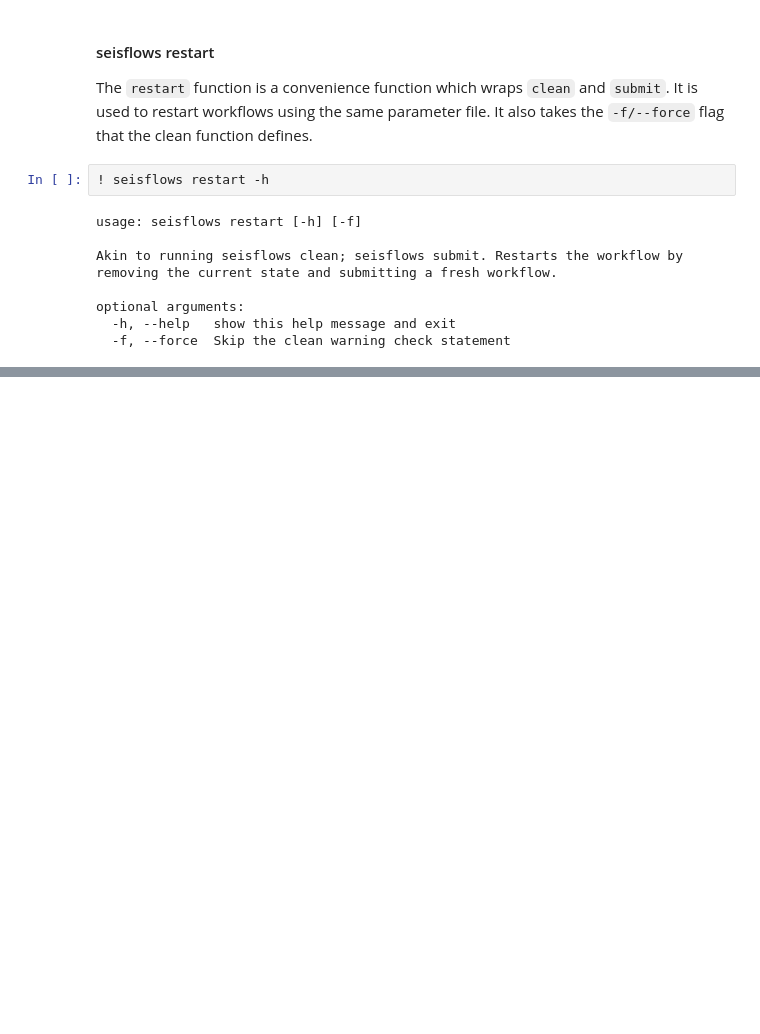
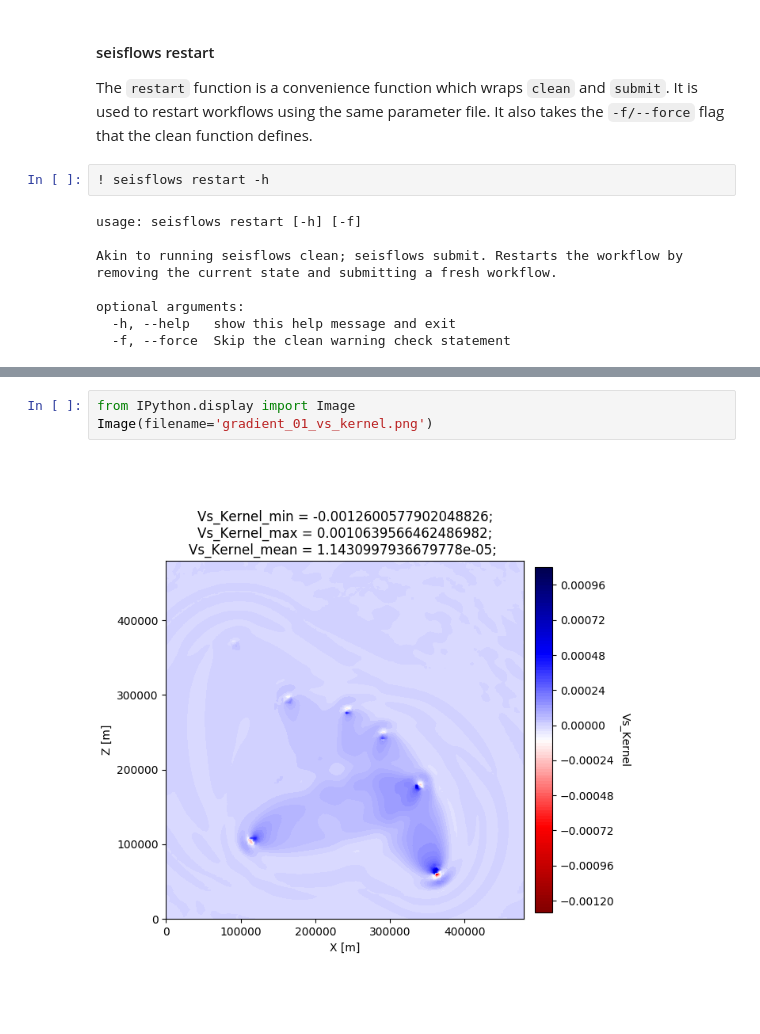
Before and after one commit to adjtomo/seisflows, a Jupyter notebook: docs/notebooks/command_line_tool.ipynb, the cells around one changed output, grey strips where cells are left out. Drawn from its saved outputs; the diff is of its cells as text; blank space fills up the shorter version.

Commit message:
added plot2d to command line tool docs page

```diff
--- a/docs/notebooks/command_line_tool.ipynb
+++ b/docs/notebooks/command_line_tool.ipynb
@@ -264,0 +332,5 @@ optional arguments:
+# %%
+from IPython.display import Image
+Image(filename='gradient_01_vs_kernel.png')
+# %% [output]
+[figure, added]
```
Also changed, not shown: parts of 8 cells of this notebook, 2 other files.
